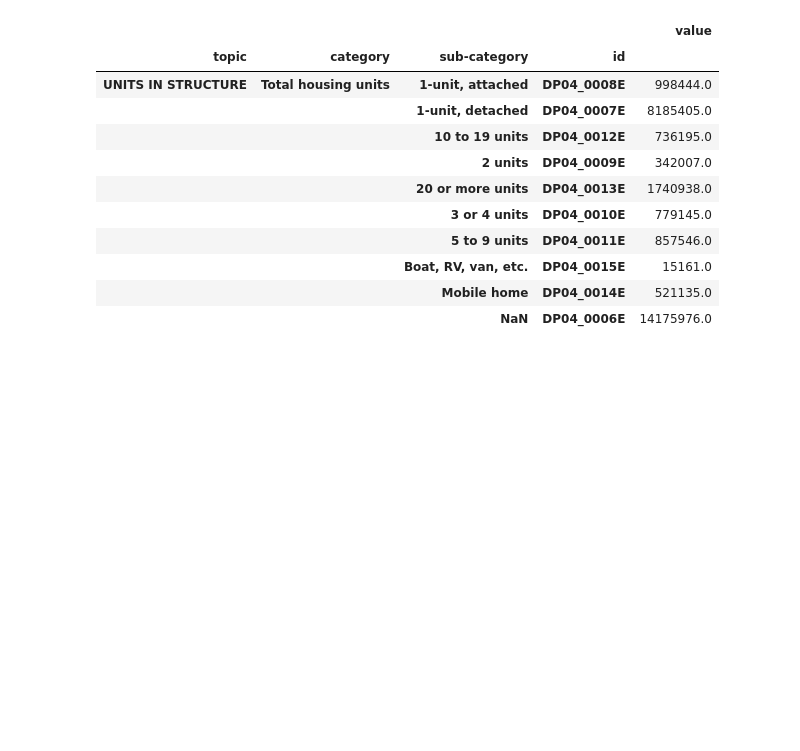
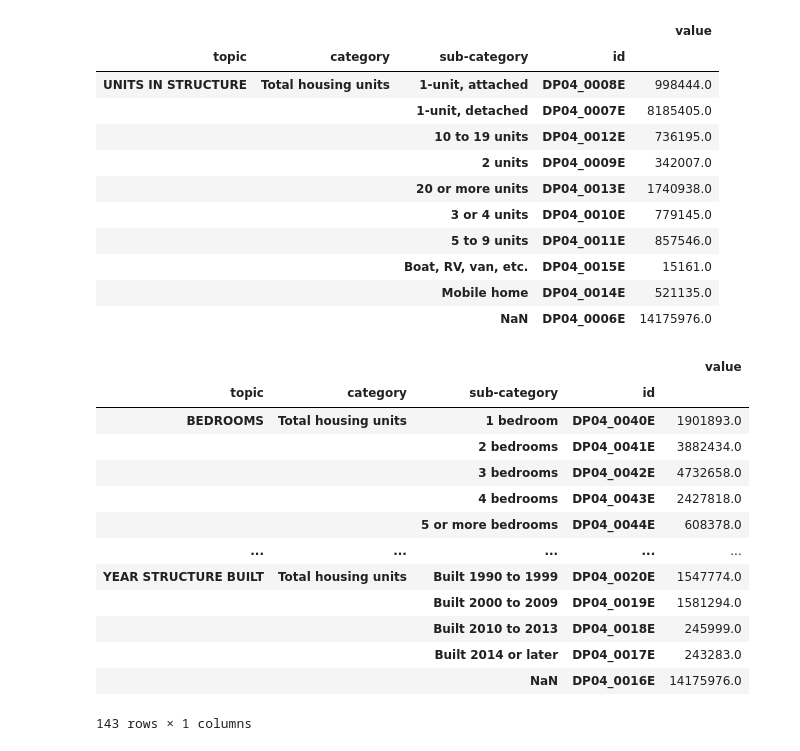
Before and after one commit to abuudarda/synthetic-population-simulation, a Jupyter notebook: CA-data/census/census_data_loader - Copy.ipynb, the cells around one changed output. Cells and saved outputs as stored; diff of their text form; code cells hidden in the pictures; blank space fills up the shorter version.

```diff
--- a/CA-data/census/census_data_loader - Copy.ipynb
+++ b/CA-data/census/census_data_loader - Copy.ipynb
@@ -196,3 +196,20 @@ housing_data_groups.loc[['UNITS IN STRUCTURE']]
 |  |  | Boat, RV, van, etc. | DP04_0015E | 15161.0 |
 |  |  | Mobile home | DP04_0014E | 521135.0 |
 |  |  | NaN | DP04_0006E | 14175976.0 |
+# %%
+housing_data_groups
+# %% [output]
+|  |  |  |  | value |
+| topic | category | sub-category | id |  |
+| BEDROOMS | Total housing units | 1 bedroom | DP04_0040E | 1901893.0 |
+|  |  | 2 bedrooms | DP04_0041E | 3882434.0 |
+|  |  | 3 bedrooms | DP04_0042E | 4732658.0 |
+|  |  | 4 bedrooms | DP04_0043E | 2427818.0 |
+|  |  | 5 or more bedrooms | DP04_0044E | 608378.0 |
+| ... | ... | ... | ... | ... |
+| YEAR STRUCTURE BUILT | Total housing units | Built 1990 to 1999 | DP04_0020E | 1547774.0 |
+|  |  | Built 2000 to 2009 | DP04_0019E | 1581294.0 |
+|  |  | Built 2010 to 2013 | DP04_0018E | 245999.0 |
+|  |  | Built 2014 or later | DP04_0017E | 243283.0 |
+|  |  | NaN | DP04_0016E | 14175976.0 |
+143 rows × 1 columns
```
Also changed, not shown: parts of 1 cell of this notebook, 3 other files.
